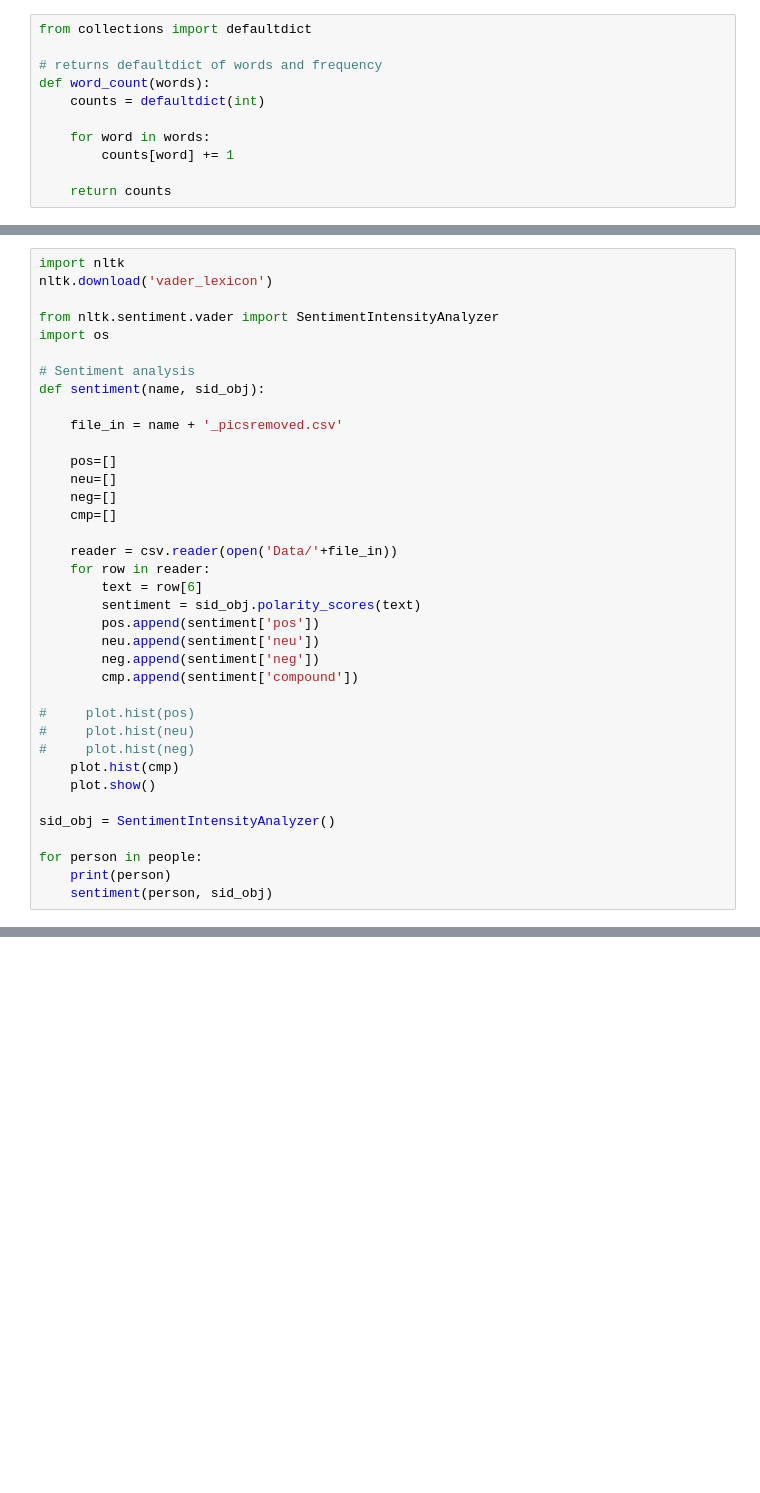
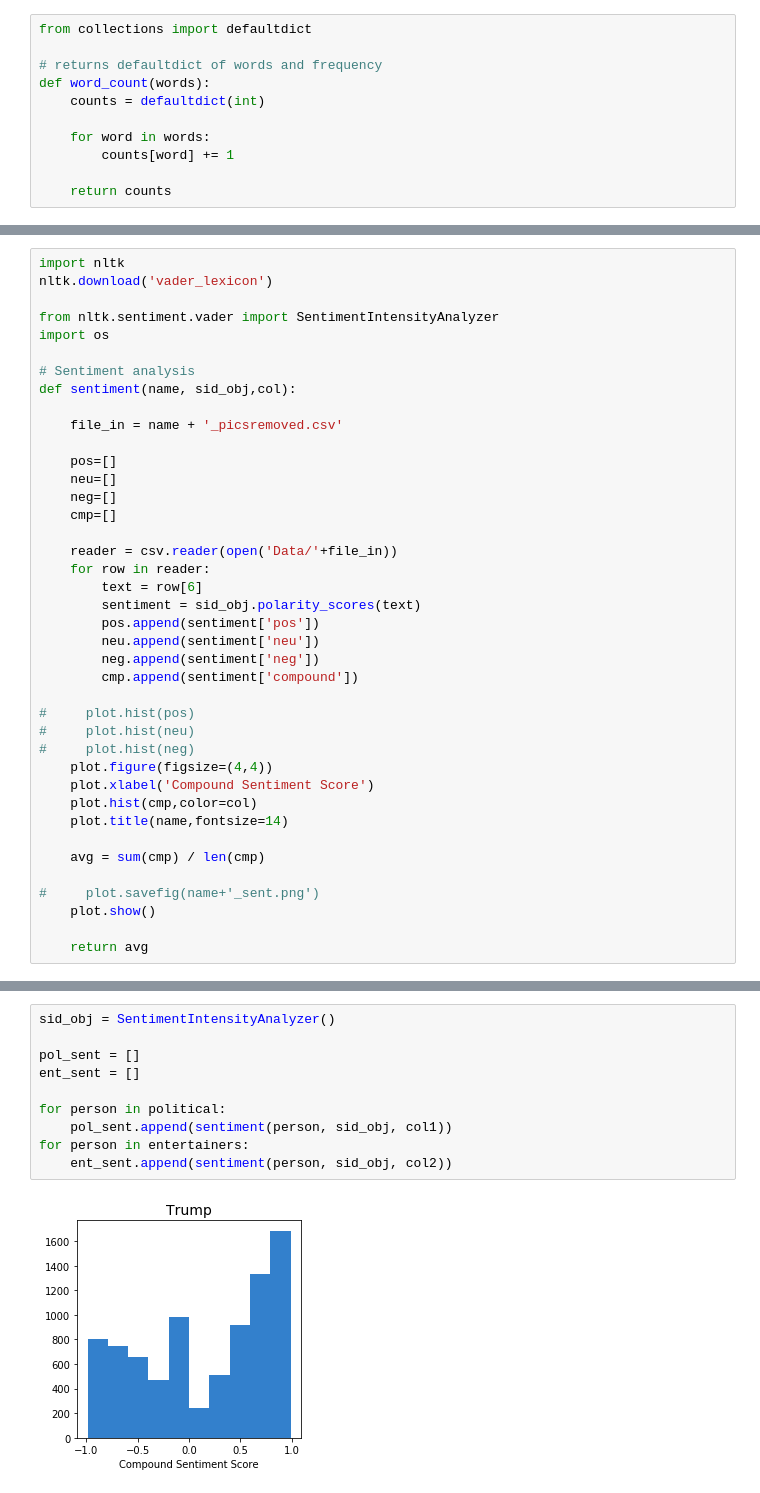
Before and after one commit to nnevinch/Tweet_Generation_NN, a Jupyter notebook: TextAnalysis.ipynb, the cells around one changed output, grey strips where cells are left out. Drawn from its saved outputs; the diff is of its cells as text; blank space fills up the shorter version.

```diff
--- a/TextAnalysis.ipynb
+++ b/TextAnalysis.ipynb
@@ -144,7 +151,7 @@ from nltk.sentiment.vader import SentimentIntensityAnalyzer
 import os
 
 # Sentiment analysis
-def sentiment(name, sid_obj):
+def sentiment(name, sid_obj,col):
 
     file_in = name + '_picsremoved.csv'
 
@@ -165,14 +172,17 @@ def sentiment(name, sid_obj):
 #     plot.hist(pos)
 #     plot.hist(neu)
 #     plot.hist(neg)
-    plot.hist(cmp)
+    plot.figure(figsize=(4,4))
+    plot.xlabel('Compound Sentiment Score')
+    plot.hist(cmp,color=col)
+    plot.title(name,fontsize=14)
+
+    avg = sum(cmp) / len(cmp)
+
+#     plot.savefig(name+'_sent.png')
     plot.show()
 
-sid_obj = SentimentIntensityAnalyzer()
-
-for person in people:
-    print(person)
-    sentiment(person, sid_obj)
+    return avg
 # %% [output]
 [nltk_data] Downloading package vader_lexicon to
 [nltk_data]     /Users/sarahtam/nltk_data...
@@ -191,0 +190,12 @@ Bieber
+# %%
+sid_obj = SentimentIntensityAnalyzer()
+
+pol_sent = []
+ent_sent = []
+
+for person in political:
+    pol_sent.append(sentiment(person, sid_obj, col1))
+for person in entertainers:
+    ent_sent.append(sentiment(person, sid_obj, col2))
+# %% [output]
+[figure, added]
```
Also changed, not shown: parts of 14 cells of this notebook, 4 other files.
